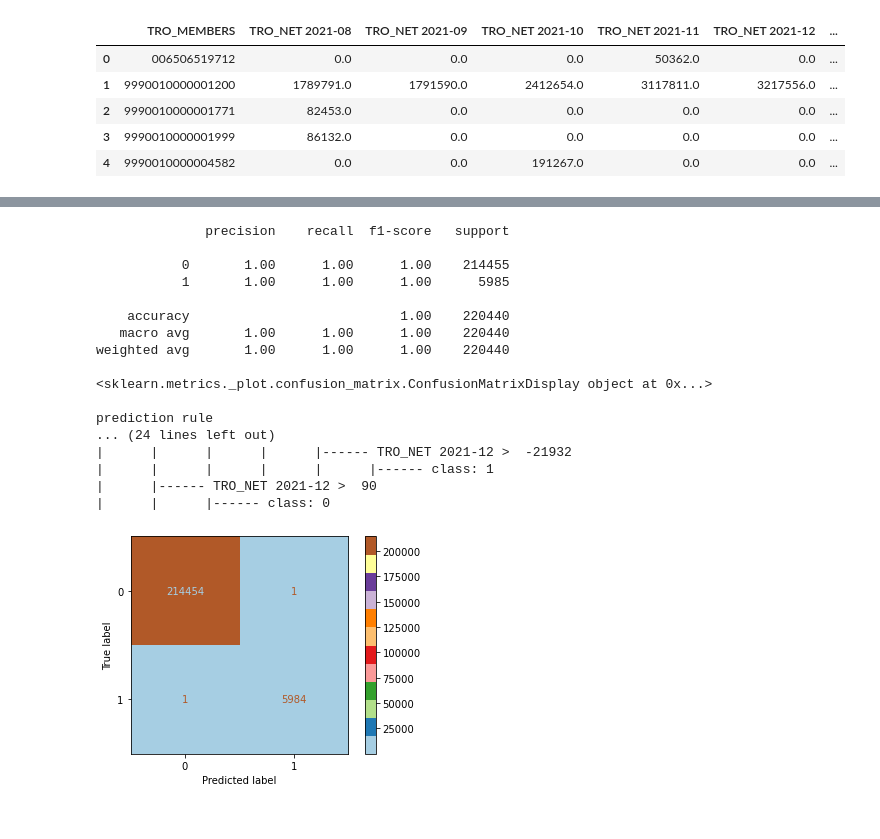
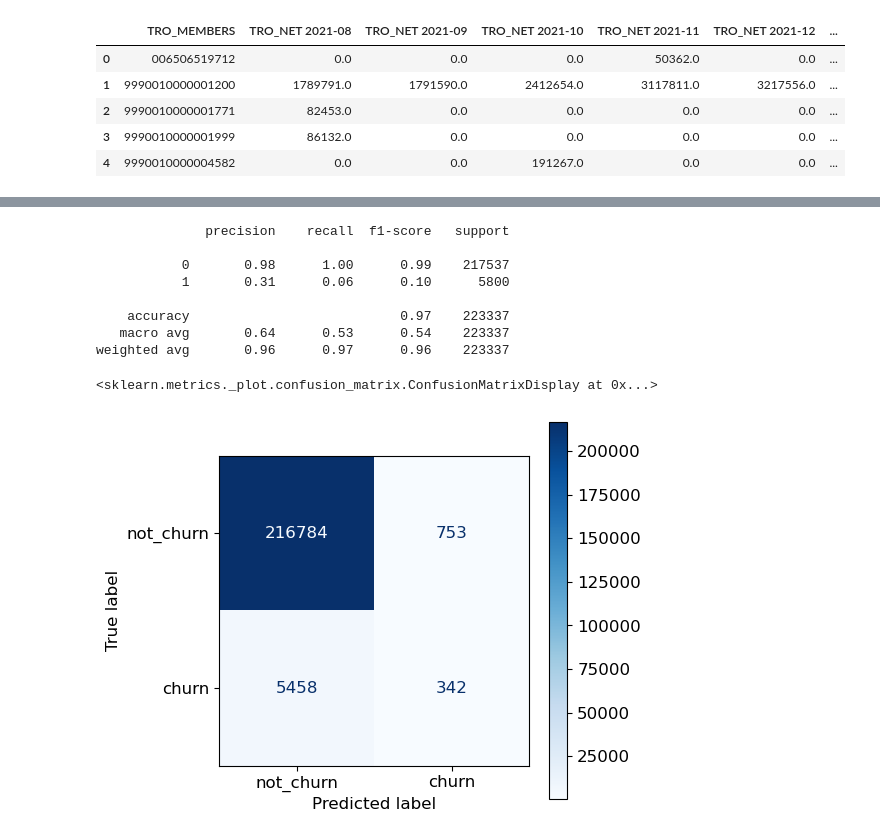
Before and after one commit to trisna26/alfagift_churn, a Jupyter notebook: explore.ipynb, the cells around one changed output, grey strips where cells are left out. Cells and saved outputs as stored; diff of their text form; code cells hidden in the pictures.

```diff
--- a/explore.ipynb
+++ b/explore.ipynb
@@ -165,10 +171,7 @@ df_tto['TRO_DATE_MONTH'] = df_tto['TRO_DATE'].dt.strftime('%Y-%m')
-# %%
-df_tto_sel = df_tto[(df_tto['TRO_DATE'] >= '2021-08-01') \
-            & (df_tto['TRO_DATE'] <= '2021-12-30')]
 # %%
 # df_tto_sel_g = df_tto_sel.groupby(['TRO_MEMBERS','TRO_DATE_MONTH'])\
 #                         .agg({'TRO_NET':'sum',
 #                               'TRO_VOUCHER_USAGE':'sum'})
 
 df_tto_sel_g = df_tto_sel.groupby(['TRO_MEMBERS','TRO_DATE_MONTH'])\
-                        .agg({'TRO_NET':'sum'})
+                        .agg({'TRO_NET':'sum','TRO_NO_ORDER':'nunique'})
@@ -229,5 +192,8 @@ df_tto_re.head()
 # %%
-condition = ( (df_tto_re['TRO_NET 2021-09'] > 0) & \
+condition = (
+          (df_tto_re['TRO_NET 2021-09'] > 0) & \
           (df_tto_re['TRO_NET 2021-10'] > 0) & \
           (df_tto_re['TRO_NET 2021-11'] > 0) & \
-          (df_tto_re['TRO_NET 2021-12'] == 0) )
+          (df_tto_re['TRO_NET 2021-12'] == 0)
+)
+df_tto_re['label'] = np.where(condition, 1, 0)
@@ -254,7 +227,7 @@ from sklearn.metrics import classification_report
 from sklearn.metrics import confusion_matrix, plot_confusion_matrix
 from sklearn.model_selection import train_test_split
 
-X = df_tto_re.iloc[:,1:-3]
+X = df_tto_re.iloc[:,1:-1].drop(['TRO_NET 2021-12', 'TRO_NO_ORDER 2021-12'], 1)
 y = df_tto_re['label']
 
 X_train, X_test, y_train, y_test = train_test_split(X, y, test_size=0.33, random_state=42, stratify=y)
@@ -299,30 +272,22 @@ weighted avg       0.94      0.92      0.93    220440
 # %%
-clf_ridge = DecisionTreeClassifier()
+clf_ridge = DecisionTreeClassifier(random_state=0, max_depth=15)
 clf_ridge.fit(X_train, y_train)
 pred = clf_ridge.predict(X_test)
 
 print(classification_report(y_test, pred))
-print(plot_confusion_matrix(clf_ridge, X_test, y_test, cmap='Paired'))
-print()
-from sklearn.tree import export_text
-r = export_text(clf_ridge, feature_names=list(X_train), decimals=0, spacing=6)
-print("prediction rule \n{}".format(r))
+fig, ax = plt.subplots(figsize=(5, 5), dpi=100)
+plot_confusion_matrix(clf_ridge, X_test, y_test, cmap='Blues', display_labels= ['not_churn', 'churn'], ax = ax)
+# from sklearn.tree import export_text
+# r = export_text(clf_ridge, feature_names=list(X_train), decimals=0, spacing=6)
+# print("prediction rule \n{}".format(r))
 # %% [output]
               precision    recall  f1-score   support
 
-           0       1.00      1.00      1.00    214455
-           1       1.00      1.00      1.00      5985
+           0       0.98      1.00      0.99    217537
+           1       0.31      0.06      0.10      5800
 
-    accuracy                           1.00    220440
-   macro avg       1.00      1.00      1.00    220440
-weighted avg       1.00      1.00      1.00    220440
-
-<sklearn.metrics._plot.confusion_matrix.ConfusionMatrixDisplay object at 0x...>
-
-prediction rule
-... (24 lines left out)
-|      |      |      |      |------ TRO_NET 2021-12 >  -21932
-|      |      |      |      |      |------ class: 1
-|      |------ TRO_NET 2021-12 >  90
-|      |      |------ class: 0
+    accuracy                           0.97    223337
+   macro avg       0.64      0.53      0.54    223337
+weighted avg       0.96      0.97      0.96    223337
+<sklearn.metrics._plot.confusion_matrix.ConfusionMatrixDisplay at 0x...>
-[figure, old version]
+[figure, new version]
```
Also changed, not shown: parts of 26 cells of this notebook, 4 other files.
